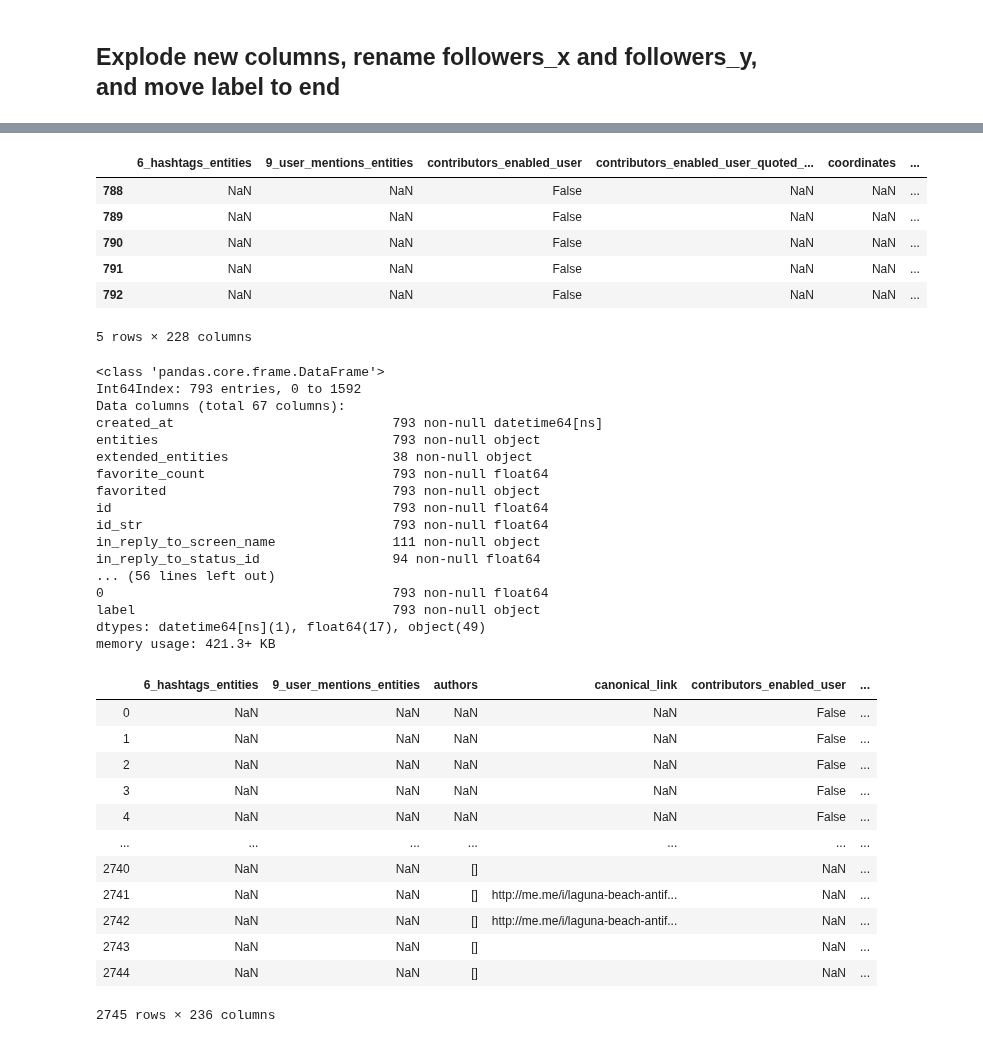
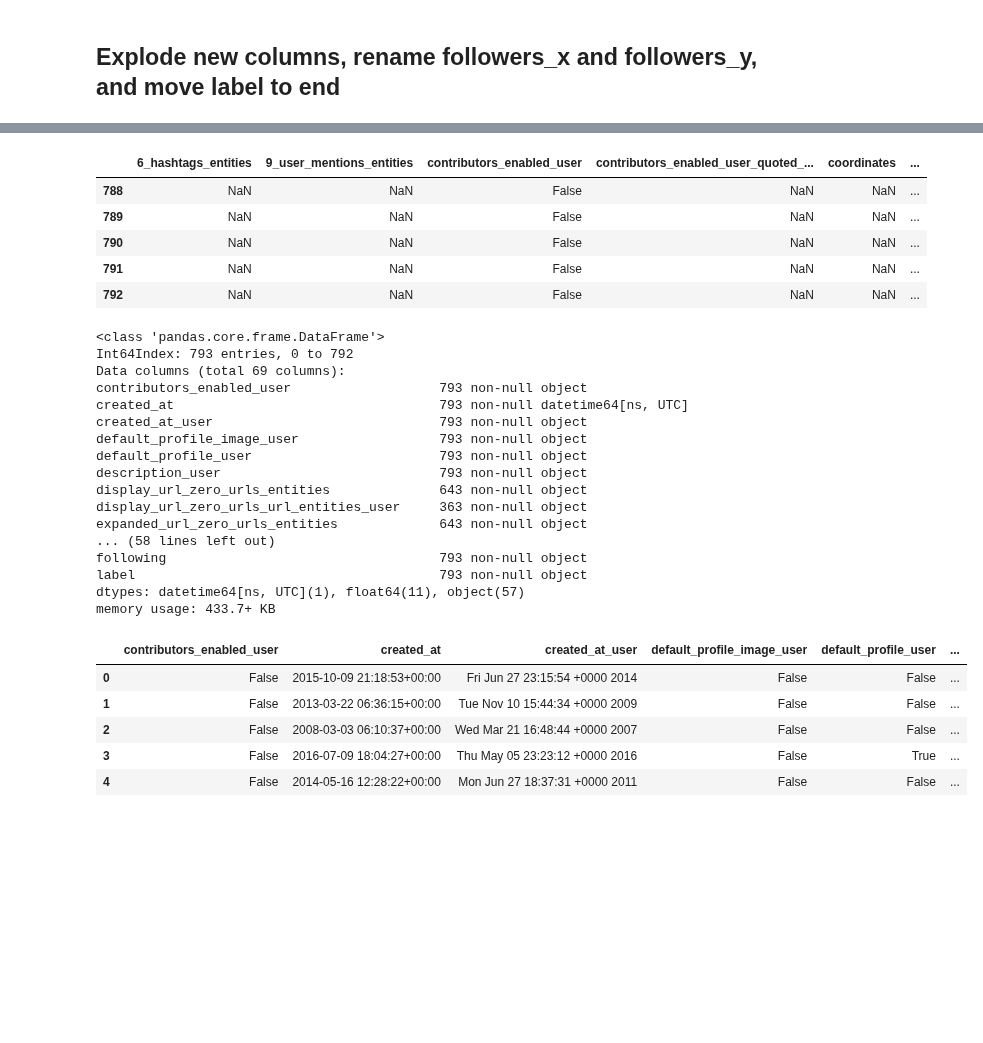
Before and after one commit to henmja/Detecting-Fake-News-and-Rumors-in-Twitter-Using-Deep-Neural-Networks, a Jupyter notebook: Preprocessing.ipynb, the cells around one changed output, grey strips where cells are left out. Cells and saved outputs as stored; diff of their text form; code cells hidden in the pictures; blank space fills up the shorter version.

```diff
--- a/Preprocessing.ipynb
+++ b/Preprocessing.ipynb
@@ -757,7 +726,9 @@ Requirement already satisfied: six>=1.5 in c:\users\henri\anaconda3\lib\site-pac
 # %%
 import pandas as pd
-test = pd.read_pickle("bigdata.pkl")
-test.tail()
+pd.set_option('display.max_columns', 500)
+pd.set_option('display.width', 1000)
+bigdataPKL = pd.read_pickle("bigdata.pkl")
+bigdataPKL.tail()
 # %% [output]
 |  | 6_hashtags_entities | 9_user_mentions_entities | contributors_enabled_user | contributors_enabled_user_quoted_... | coordinates | ... |
 | 788 | NaN | NaN | False | NaN | NaN | ... |
@@ -765,50 +736,50 @@ test.tail()
 | 790 | NaN | NaN | False | NaN | NaN | ... |
 | 791 | NaN | NaN | False | NaN | NaN | ... |
 | 792 | NaN | NaN | False | NaN | NaN | ... |
-5 rows × 228 columns
-# %%
-bigdata.info()
-# %% [output]
-<class 'pandas.core.frame.DataFrame'>
-Int64Index: 793 entries, 0 to 1592
-Data columns (total 67 columns):
-created_at                            793 non-null datetime64[ns]
-entities                              793 non-null object
-extended_entities                     38 non-null object
-favorite_count                        793 non-null float64
-favorited                             793 non-null object
-id                                    793 non-null float64
-id_str                                793 non-null float64
-in_reply_to_screen_name               111 non-null object
-in_reply_to_status_id                 94 non-null float64
-... (56 lines left out)
-0                                     793 non-null float64
-label                                 793 non-null object
-dtypes: datetime64[ns](1), float64(17), object(49)
-memory usage: 421.3+ KB
+# %%
+#remove nan columns by threshold
+bigdataPKL = bigdataPKL.dropna(axis = 1, thresh=98)
+bigdataPKL.info()
+# %% [output]
+<class 'pandas.core.frame.DataFrame'>
+Int64Index: 793 entries, 0 to 792
+Data columns (total 69 columns):
+contributors_enabled_user                   793 non-null object
+created_at                                  793 non-null datetime64[ns, UTC]
+created_at_user                             793 non-null object
+default_profile_image_user                  793 non-null object
+default_profile_user                        793 non-null object
+description_user                            793 non-null object
+display_url_zero_urls_entities              643 non-null object
+display_url_zero_urls_url_entities_user     363 non-null object
+expanded_url_zero_urls_entities             643 non-null object
+... (58 lines left out)
+following                                   793 non-null object
+label                                       793 non-null object
+dtypes: datetime64[ns, UTC](1), float64(11), object(57)
+memory usage: 433.7+ KB
 # %%
 #badne7 - gorina6 - jupyter-lab start, gorina6.ux.uis.no:8890/lab i web-browser, token - jupyter notebook list
 #C:/Users/henri/FakenewsData/fakenewsnet_data/fakenewsnet_data/
+bigdataPKL.head()
 
-#convert all values to string?
-#strip away indice brackets using clean method?
+#se twitter developer docs
+#prøv forskjellige thresh og drop rows/columns
+#count columns: replace nans with mean of column.
+#convert boolean nans to 'Unknown'
+#categorical - convert nans 'Unknown'
+#string/url - convert nan to most common value of fake/real records
+#strip away indice brackets using clean method
 ##fjern unødvendige kolonner
 #last opp til github
 
+
 #user-user_entities-quoted_status-quoted_status_user-quoted_status_user_entities, entities-hashtags..
-print(bigdata.columns.duplicated())
 #print(bigdata.columns[bigdata.columns.duplicated()])
 # %% [output]
-|  | 6_hashtags_entities | 9_user_mentions_entities | authors | canonical_link | contributors_enabled_user | ... |
-| 0 | NaN | NaN | NaN | NaN | False | ... |
-| 1 | NaN | NaN | NaN | NaN | False | ... |
-| 2 | NaN | NaN | NaN | NaN | False | ... |
-| 3 | NaN | NaN | NaN | NaN | False | ... |
-| 4 | NaN | NaN | NaN | NaN | False | ... |
-| ... | ... | ... | ... | ... | ... | ... |
-| 2740 | NaN | NaN | [] |  | NaN | ... |
-| 2741 | NaN | NaN | [] | http://me.me/i/laguna-beach-antif... | NaN | ... |
-| 2742 | NaN | NaN | [] | http://me.me/i/laguna-beach-antif... | NaN | ... |
-| 2743 | NaN | NaN | [] |  | NaN | ... |
-| 2744 | NaN | NaN | [] |  | NaN | ... |
+|  | contributors_enabled_user | created_at | created_at_user | default_profile_image_user | default_profile_user | ... |
+| 0 | False | 2015-10-09 21:18:53+00:00 | Fri Jun 27 23:15:54 +0000 2014 | False | False | ... |
+| 1 | False | 2013-03-22 06:36:15+00:00 | Tue Nov 10 15:44:34 +0000 2009 | False | False | ... |
+| 2 | False | 2008-03-03 06:10:37+00:00 | Wed Mar 21 16:48:44 +0000 2007 | False | False | ... |
+| 3 | False | 2016-07-09 18:04:27+00:00 | Thu May 05 23:23:12 +0000 2016 | False | True | ... |
+| 4 | False | 2014-05-16 12:28:22+00:00 | Mon Jun 27 18:37:31 +0000 2011 | False | False | ... |
-2745 rows × 236 columns
```
Also changed, not shown: parts of 3 cells of this notebook.
